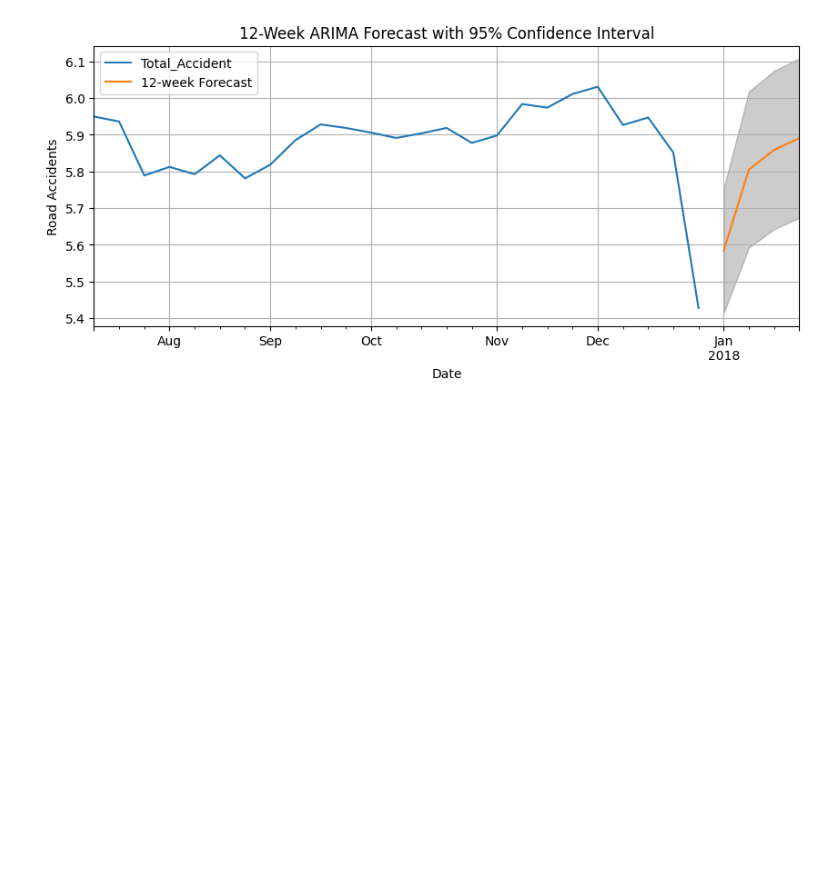
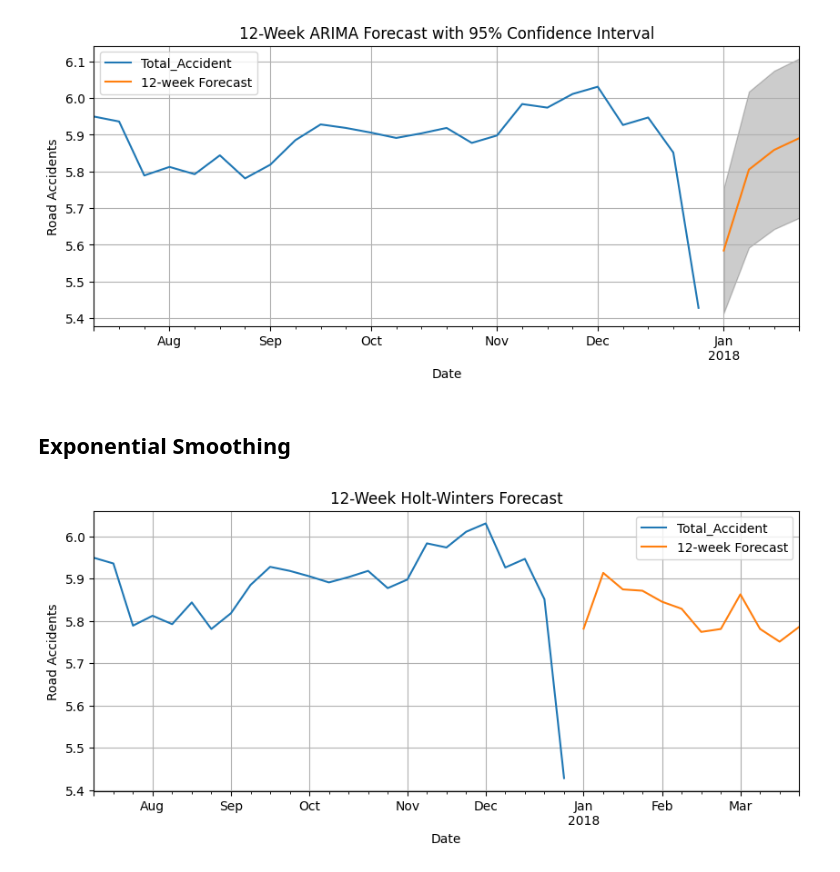
Before and after one commit to saritmaitra/ARIMA, a Jupyter notebook: ARIMA_2.ipynb, the cells around one changed output. Saved outputs shown, nothing was run; the diff lists cells and outputs as text; code cells hidden in the pictures; blank space fills up the shorter version.

```diff
--- a/ARIMA_2.ipynb
+++ b/ARIMA_2.ipynb
@@ -329,3 +330,25 @@ plt.grid()
 plt.show()
 # %% [output]
 [figure]
+# %% [markdown]
+## **Exponential Smoothing**
+# %%
+model = ExponentialSmoothing(
+    y,
+    trend='add',
+    seasonal='add',
+    seasonal_periods=52).fit()
+
+forecast = model.forecast(steps=12)
+
+ax = y[-25:].plot(label='Observed', figsize=(10, 4))
+forecast.plot(ax=ax, label='12-week Forecast')
+
+ax.set_xlabel('Date')
+ax.set_ylabel('Road Accidents')
+plt.title("12-Week Holt-Winters Forecast")
+plt.legend()
+plt.grid()
+plt.show()
+# %% [output]
+[figure, added]
```
Also changed, not shown: parts of 3 cells of this notebook.
